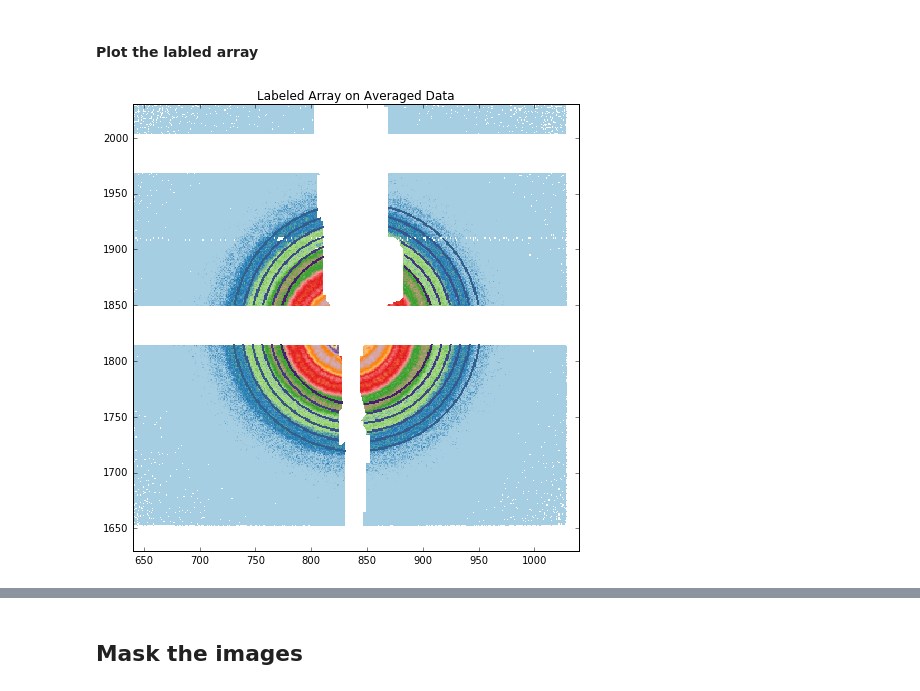
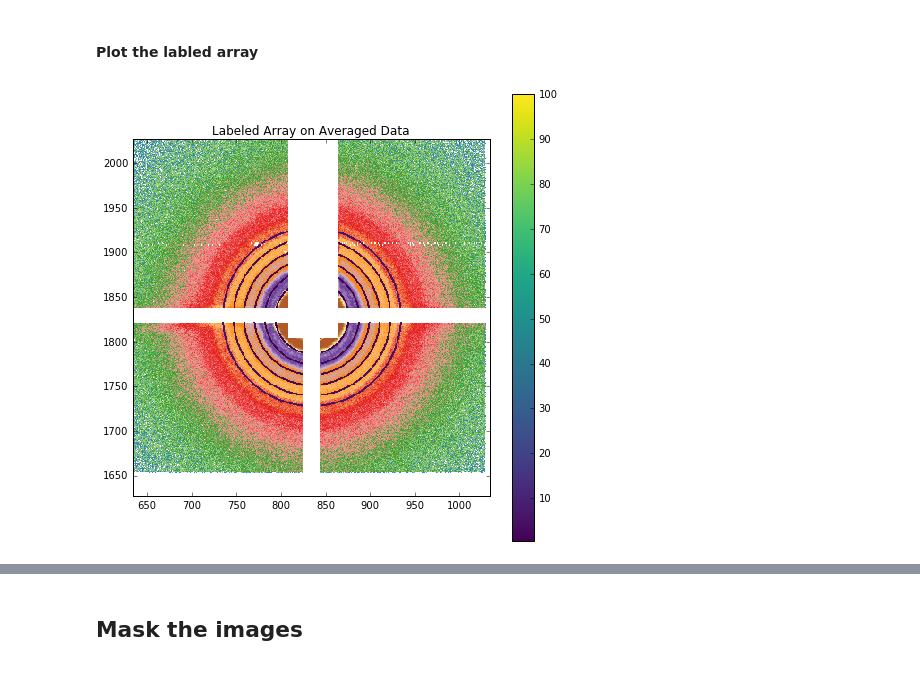
Before and after one commit to NSLS-II-CHX/chx-pipelines, a Jupyter notebook: XSVS pipeline.ipynb, the cells around one changed output, grey strips where cells are left out. Drawn from its saved outputs; the diff is of its cells as text; code cells hidden in the pictures.

```diff
--- a/XSVS pipeline.ipynb
+++ b/XSVS pipeline.ipynb
@@ -270,0 +282,10 @@ center
+# %%
+fig,axes = plt.subplots(figsize=(8, 6))
+axes.semilogy(q_val, ring_averages, '-o')
+
+axes.set_title("Circular Average")
+axes.set_ylabel("Ring Avearge")
+axes.set_xlabel("Bin Centers (1/Angstroms)")
+axes.set_xlim(0.001, 0.02)
+
+plt.show()
@@ -276,7 +296,7 @@ center
 # %%
-inner_radius = 68  # radius of the first ring
+inner_radius = 40 # radius of the first ring
 width = 2       # width of each ring
-spacing =  (119 - 44)/9 - 2    # spacing between rings
+spacing =  (149 - 44)/9 - 2    # spacing between rings
 num_rings = 6   # number of rings
 
 #  find the edges of the required rings
@@ -304,0 +327,5 @@ ring_mask = rings*mask
+# %%
+pixel = roi.roi_pixel_values( avg_img*mask, ring_mask, [1] )
+fig,ax=plt.subplots()
+ax.plot( pixel[0][0] ,'bo', ls='-' )
+plt.show()
@@ -323,8 +352,8 @@ array([ 535,  630,  738,  881,  955, 1051])
 # %% [markdown]
 #### Plot the labled array
 # %%
-def show_label_array_on_image(ax, image, label_array, cmap=None,
-                              imshow_cmap='gray', norm=LogNorm(), **kwargs):
+def show_label_array_on_image(ax, image, label_array, cmap=None,norm=None,
+                              imshow_cmap='gray', **kwargs):
     """
     This will plot the required ROI's(labeled array) on the image
     Additional kwargs are passed through to `ax.imshow`.
@@ -352,26 +381,28 @@ def show_label_array_on_image(ax, image, label_array, cmap=None,
         The artist added to the axes
     """
     ax.set_aspect('equal')
-    im = ax.imshow(image, cmap=imshow_cmap, interpolation='none', norm=norm,
+    im = ax.imshow(image, cmap=imshow_cmap, interpolation='none', norm=LogNorm(norm),
                    **kwargs)
     im_label = mpl_plot.show_label_array(ax, label_array, cmap=cmap, norm=norm,
                                 **kwargs)
+
+
     return im, im_label
 # %%
 rings = roi.rings(edges, center, avg_img.shape)
 ring_mask = rings*mask
 
 # plot the figure
 fig, axes = plt.subplots(figsize=(8,8))
 axes.set_title("Labeled Array on Averaged Data")
-im = show_label_array_on_image(axes, avg_img, ring_mask, cmap='viridis',
-                            imshow_cmap='Paired', norm=LogNorm(), origin="lower")
+im, im_label = show_label_array_on_image(axes, avg_img, ring_mask, cmap='viridis',
+                            imshow_cmap='Paired', vmin=0.01, vmax=100. , origin="lower")
 rwidth = 200
 x1,x2 = [center[1] - rwidth, center[1] + rwidth]
 y1,y2 = [center[0] - rwidth, center[0] + rwidth]
 axes.set_xlim( [x1,x2])
 axes.set_ylim( [y1,y2])
-
+fig.colorbar( im_label) #, vmin=0, vmax=6 )
 plt.show()
 # %% [output]
-[figure, old version]
+[figure, new version]
```
Also changed, not shown: parts of 58 cells of this notebook.
